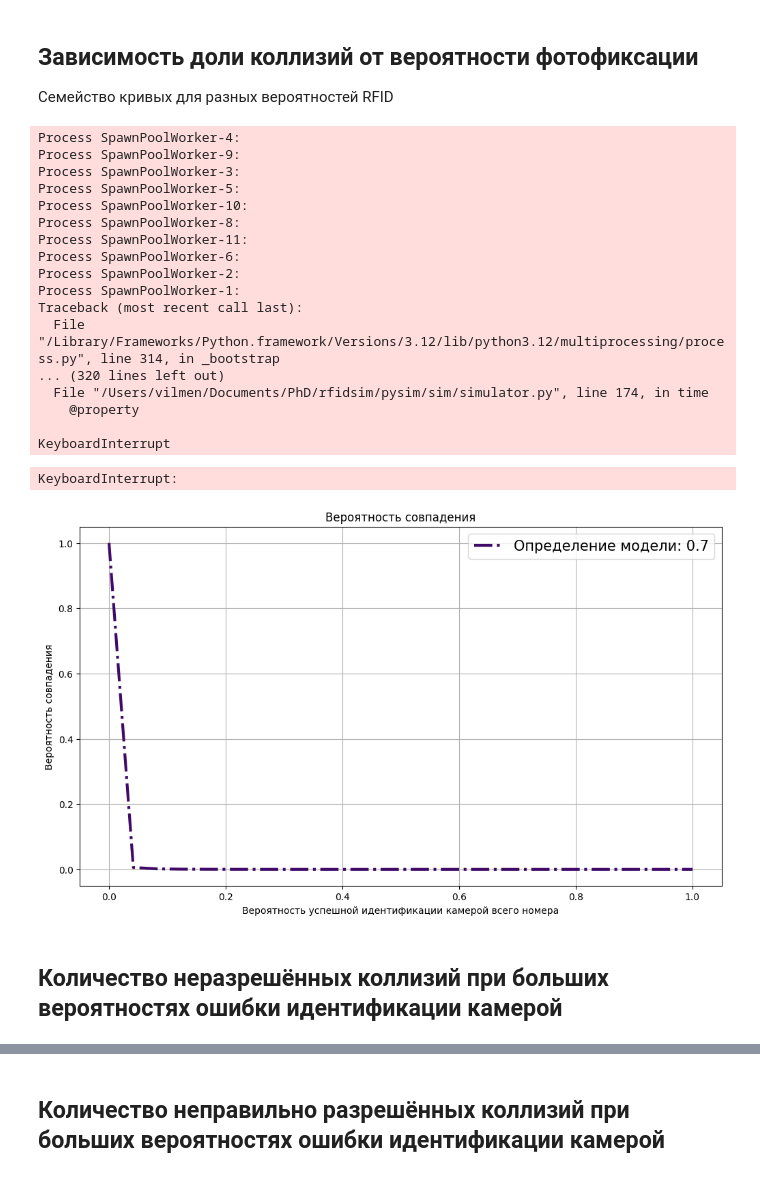
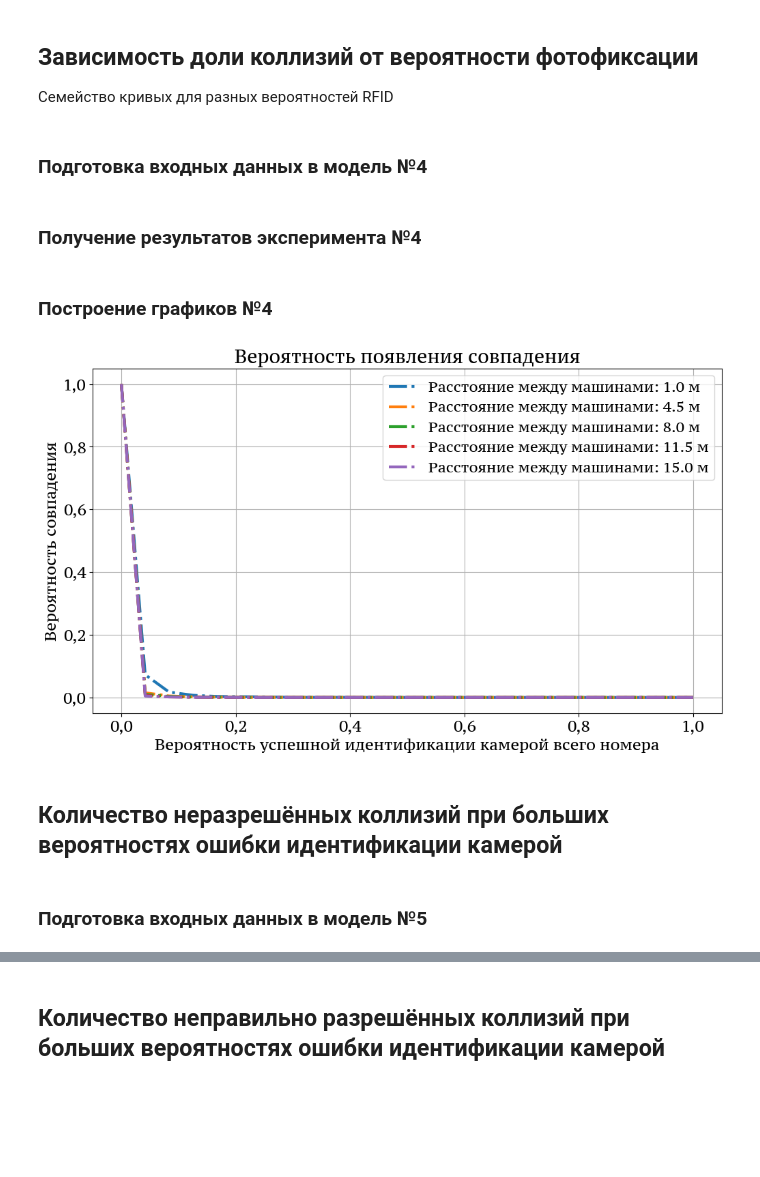
Before and after one commit to VilmenAbramian/simulation, a Jupyter notebook: pysim/experiments/notebooks/hybrid.ipynb, the cells around one changed output, grey strips where cells are left out. Saved outputs shown, nothing was run; the diff lists cells and outputs as text; code cells hidden in the pictures; blank space fills up the shorter version.

```diff
--- a/pysim/experiments/notebooks/hybrid.ipynb
+++ b/pysim/experiments/notebooks/hybrid.ipynb
@@ -244,4 +198,6 @@ plt.grid()
 # %% [markdown]
 ## Зависимость доли коллизий от **вероятности фотофиксации**
 Семейство кривых для разных вероятностей RFID
+# %% [markdown]
+### Подготовка входных данных в модель №4
 # %%
@@ -265,23 +231,0 @@ for rfid_err in rfid_err_probs_list:
-# %%
-results_list = []
-statistica = run_multiple_simulation(variadic, **params_list[0])
-results_list.append(result_processing(params_list[0], statistica, variadic, print_res=False))
-# %% [output]
-Process SpawnPoolWorker-4:
-Process SpawnPoolWorker-9:
-Process SpawnPoolWorker-3:
-Process SpawnPoolWorker-5:
-Process SpawnPoolWorker-10:
-Process SpawnPoolWorker-8:
-Process SpawnPoolWorker-11:
-Process SpawnPoolWorker-6:
-Process SpawnPoolWorker-2:
-Process SpawnPoolWorker-1:
-Traceback (most recent call last):
-  File "/Library/Frameworks/Python.framework/Versions/3.12/lib/python3.12/multiprocessing/process.py", line 314, in _bootstrap
-... (320 lines left out)
-  File "/Users/vilmen/Documents/PhD/rfidsim/pysim/sim/simulator.py", line 174, in time
-    @property
-
-KeyboardInterrupt
-KeyboardInterrupt:
@@ -295,22 +232,37 @@ for line in results_list:
-# %%
-fig, ax = plt.subplots(figsize=(10, 6), layout="constrained")
-
-ax.plot(
-    photo_probs, res_collisions[0][::-1],
-    linewidth=3, linestyle="dashdot",
-    label=f"Определение модели: {1-params_dict['car_error']}",
-    color=get_color(0.2)
-)
-
-
-ax.set_xlabel("Вероятность успешной идентификации камерой всего номера")
-ax.set_ylabel("Вероятность совпадения")
-plt.tick_params(axis="both", which="major")
-plt.title("Вероятность совпадения")
-plt.legend(prop={"size":15})
-plt.grid()
-# %% [output]
-[figure, removed]
+# %% [markdown]
+### Получение результатов эксперимента №4
+# %%
+res_probs = get_experiments_results(
+    variadic=variadic,
+    variadic_values=photo_probs,
+    line_variable=line_variable,
+    line_variable_values=gap_list,
+    params_list=params_list,
+    result_param_name=result_param_name,
+    use_json=True,
+    save_results=False,
+    file_name="collision_amount_to_nums.json"
+)
+# Моделирование на M3 Pro для 20000 номеров:
+# Моделирование по переменной photo_error: 100%
+#  5/5 [01:53<00:00, 22.42s/кривая]
+# %% [markdown]
+### Построение графиков №4
+# %%
+plot_experiment_lines(
+    x_values=photo_probs,
+    y_lines=res_probs,
+    labels=[f"Расстояние между машинами: {gap_list[i]} м" for i in range(Consts.NUM_LINES)],
+    xlabel="Вероятность успешной идентификации камерой всего номера",
+    ylabel="Вероятность совпадения",
+    title="Вероятность появления совпадения",
+    image_name="collision_amount_to_nums",
+    save_fig=False
+)
+# %% [output]
+[figure, added]
 # %% [markdown]
 ## Количество неразрешённых коллизий при больших вероятностях ошибки идентификации камерой
+# %% [markdown]
+### Подготовка входных данных в модель №5
 # %%
```
Also changed, not shown: parts of 42 cells of this notebook, 20 other files.
